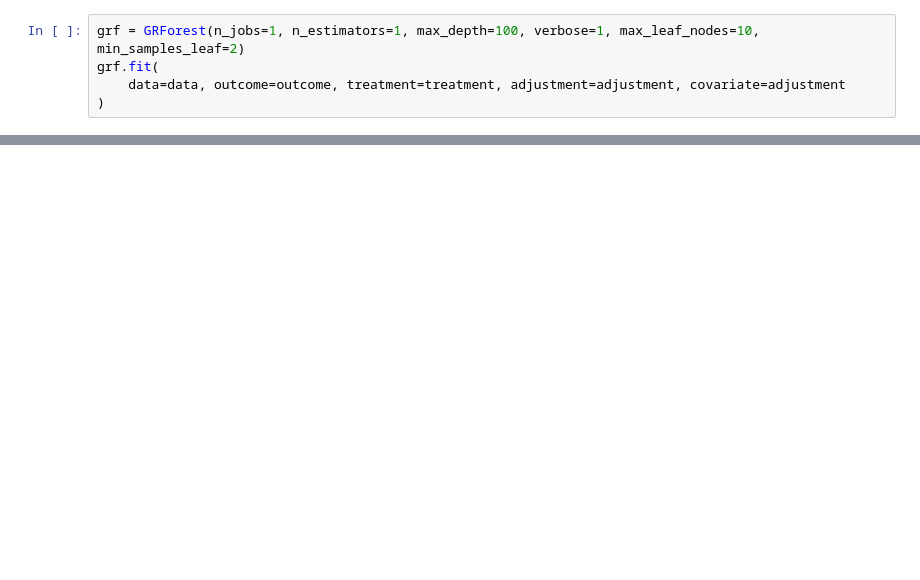
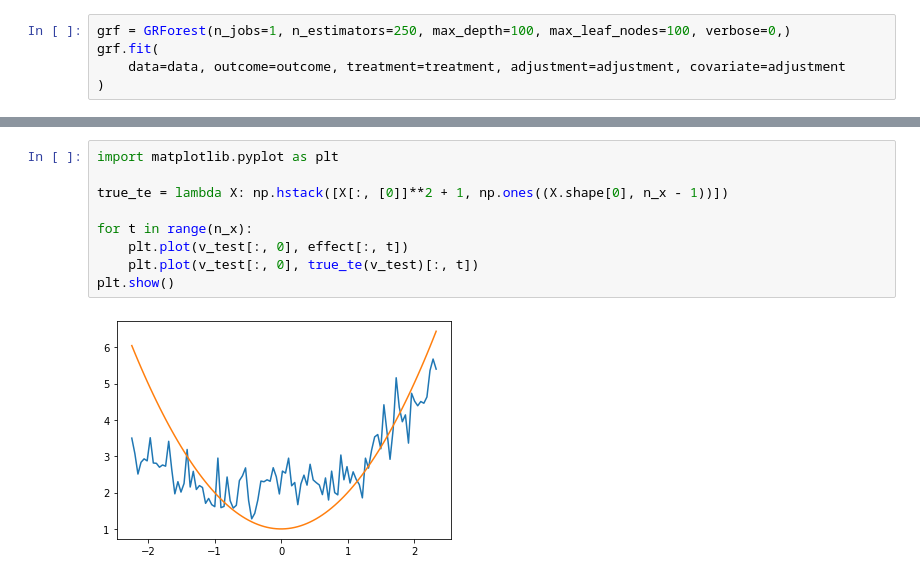
Before and after one commit to DataCanvasIO/YLearn, a Jupyter notebook: example_usages/test_grf.ipynb, the cells around one changed output, grey strips where cells are left out. Cells and saved outputs as stored; diff of their text form; blank space fills up the shorter version.

```diff
--- a/example_usages/test_grf.ipynb
+++ b/example_usages/test_grf.ipynb
@@ -39,5 +83,5 @@ adjustment = data.columns[2:]
 # %%
-grf = GRForest(n_jobs=1, n_estimators=1, max_depth=100, verbose=1, max_leaf_nodes=10, min_samples_leaf=2)
+grf = GRForest(n_jobs=1, n_estimators=250, max_depth=100, max_leaf_nodes=100, verbose=0,)
 grf.fit(
     data=data, outcome=outcome, treatment=treatment, adjustment=adjustment, covariate=adjustment
 )
@@ -65,0 +108,11 @@ effect = grf._prepare4est(test_data)
+# %%
+import matplotlib.pyplot as plt
+
+true_te = lambda X: np.hstack([X[:, [0]]**2 + 1, np.ones((X.shape[0], n_x - 1))])
+
+for t in range(n_x):
+    plt.plot(v_test[:, 0], effect[:, t])
+    plt.plot(v_test[:, 0], true_te(v_test)[:, t])
+plt.show()
+# %% [output]
+[figure, added]
```
Also changed, not shown: parts of 9 cells of this notebook, 10 other files.
